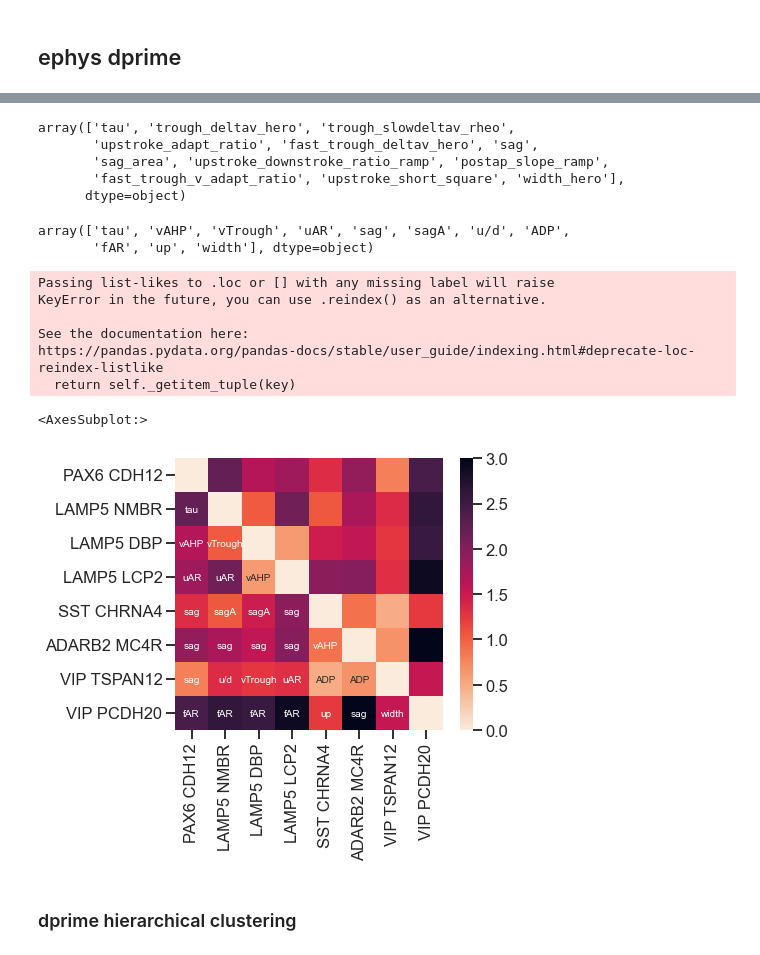
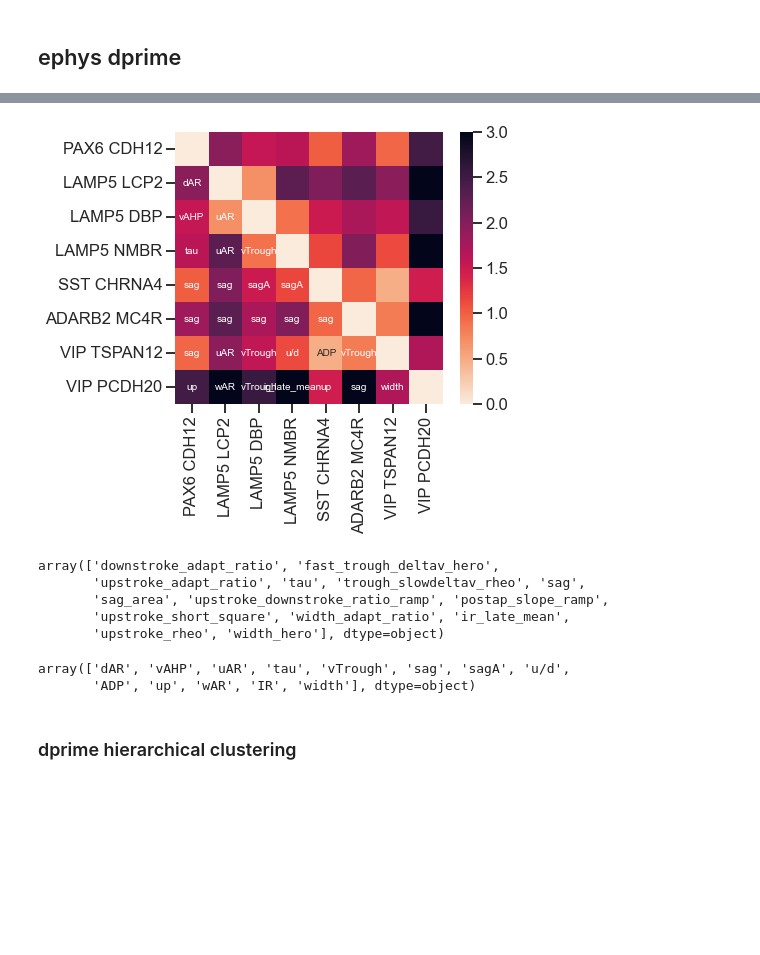
Before and after one commit to AllenInstitute/patchseq_human_L1, a Jupyter notebook: notebooks/l1_dprime.ipynb, the cells around one changed output, grey strips where cells are left out. Cells and saved outputs as stored; diff of their text form; code cells hidden in the pictures; blank space fills up the shorter version.

```diff
--- a/notebooks/l1_dprime.ipynb
+++ b/notebooks/l1_dprime.ipynb
@@ -73,40 +91,26 @@ Name: t-type, dtype: int64
+# %%
+clf = GaussianNB()
+ephys_dprime, records = cp.pairwise_cluster_distances(clf, data, features, cluster, details=True)
+plot_dprime_features(ephys_dprime, records)
+# %% [output]
+[figure, added]
 # %%
-clf = GaussianNB()
-ephys_dprime, records = cp.pairwise_cluster_distances(clf, data, features, cluster)
 df = pd.DataFrame.from_records(records, index=['cluster_1', 'cluster_2'])
 df['short_feat'] = df['feature'].map(short_feat)
+
+pairwise_features = df.feature.unique()
+pairwise_features
+# %% [output]
+array(['downstroke_adapt_ratio', 'fast_trough_deltav_hero',
+       'upstroke_adapt_ratio', 'tau', 'trough_slowdeltav_rheo', 'sag',
+       'sag_area', 'upstroke_downstroke_ratio_ramp', 'postap_slope_ramp',
+       'upstroke_short_square', 'width_adapt_ratio', 'ir_late_mean',
+       'upstroke_rheo', 'width_hero'], dtype=object)
-# %%
-pairwise_features = df.feature.unique()
-pairwise_features
-# %% [output]
-array(['tau', 'trough_deltav_hero', 'trough_slowdeltav_rheo',
-       'upstroke_adapt_ratio', 'fast_trough_deltav_hero', 'sag',
-       'sag_area', 'upstroke_downstroke_ratio_ramp', 'postap_slope_ramp',
-       'fast_trough_v_adapt_ratio', 'upstroke_short_square', 'width_hero'],
-      dtype=object)
 # %%
 df.short_feat.unique()
 # %% [output]
-array(['tau', 'vAHP', 'vTrough', 'uAR', 'sag', 'sagA', 'u/d', 'ADP',
-       'fAR', 'up', 'width'], dtype=object)
+array(['dAR', 'vAHP', 'uAR', 'tau', 'vTrough', 'sag', 'sagA', 'u/d',
+       'ADP', 'up', 'wAR', 'IR', 'width'], dtype=object)
-# %%
-labels = (df.reset_index().pivot(index='cluster_1', columns='cluster_2', values='short_feat')
-          .loc[clusters, clusters]
-          .fillna(''))
-
-fig, ax = plt.subplots(figsize=(6,5))
-sns.heatmap(ephys_dprime, annot=labels, fmt='s', cmap='rocket_r',
-            annot_kws=dict(size=10), vmin=0, vmax=3,
-           cbar=True, ax=ax)
-# %% [output]
-Passing list-likes to .loc or [] with any missing label will raise
-KeyError in the future, you can use .reindex() as an alternative.
-
-See the documentation here:
-https://pandas.pydata.org/pandas-docs/stable/user_guide/indexing.html#deprecate-loc-reindex-listlike
-  return self._getitem_tuple(key)
-<AxesSubplot:>
-[figure, removed]
 # %% [markdown]
 ### dprime hierarchical clustering
 # %%
```
Also changed, not shown: parts of 35 cells of this notebook, 14 other files.
